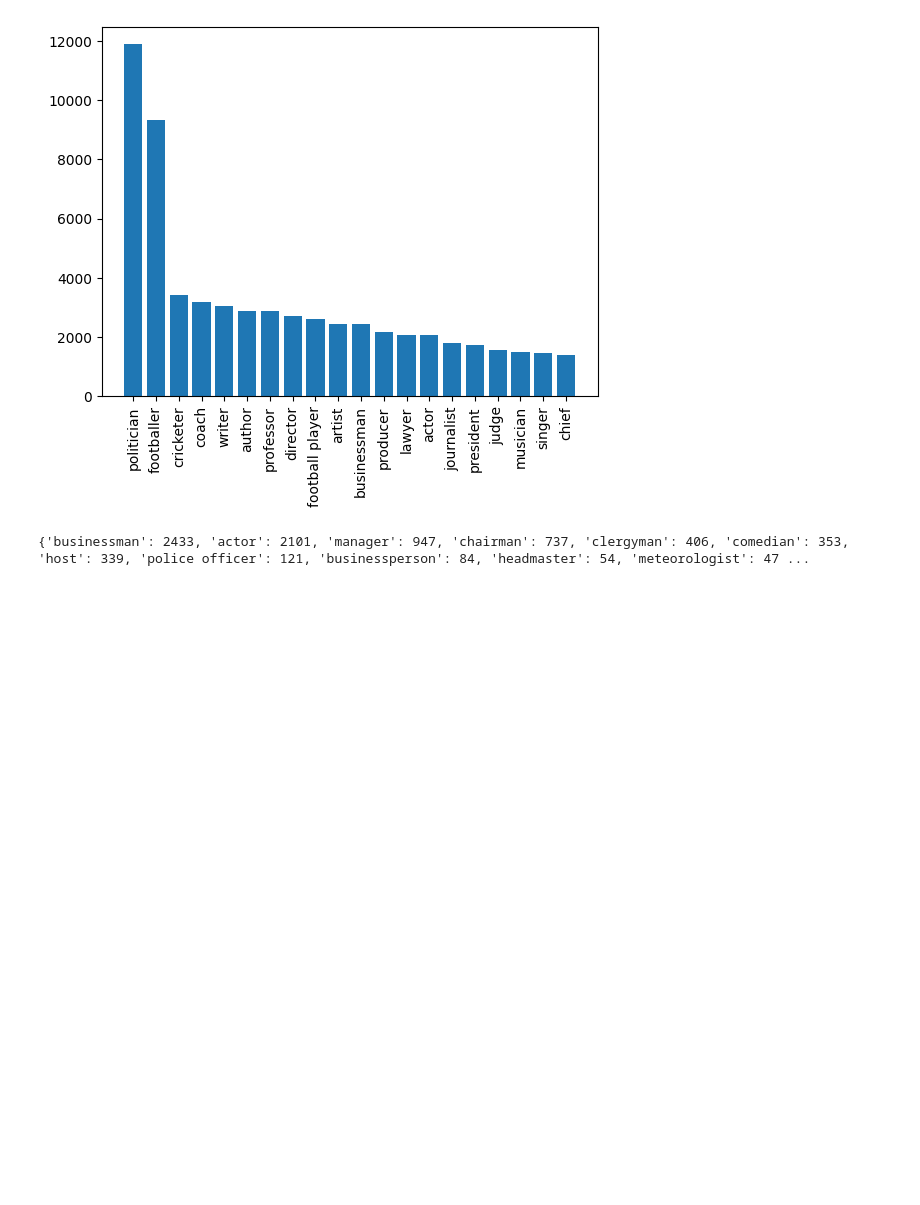
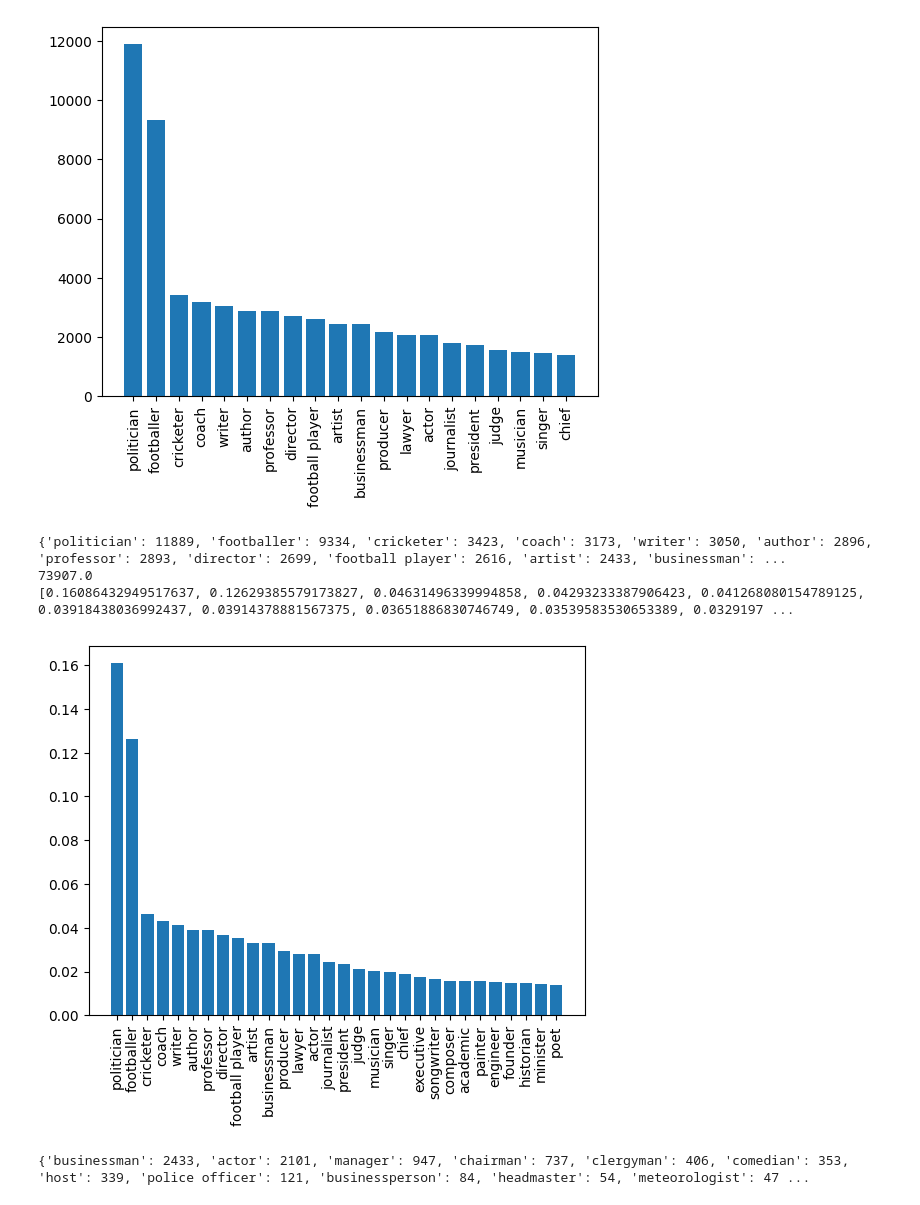
Before and after one commit to emmaccaulfield/masters_thesis, a Jupyter notebook: dictionary_lookup.ipynb, the cells around one changed output. Drawn from its saved outputs; the diff is of its cells as text; code cells hidden in the pictures; blank space fills up the shorter version.

```diff
--- a/dictionary_lookup.ipynb
+++ b/dictionary_lookup.ipynb
@@ -366,6 +380,14 @@ make_plot(overlapping_occ_counts_s1_male_all)
 # %% [output]
 {'politician': 11889, 'footballer': 9334, 'cricketer': 3423, 'coach': 3173, 'writer': 3050, 'author': 2896, 'professor': 2893, 'director': 2699, 'football player': 2616, 'artist': 2433, 'businessman': ...
 [figure]
+# %%
+# plot with percentages of occurences (out of all occ titles)
+make_plot(overlapping_occ_counts_s1_male_all)
+# %% [output]
+{'politician': 11889, 'footballer': 9334, 'cricketer': 3423, 'coach': 3173, 'writer': 3050, 'author': 2896, 'professor': 2893, 'director': 2699, 'football player': 2616, 'artist': 2433, 'businessman': ...
+73907.0
+[0.16086432949517637, 0.12629385579173827, 0.04631496339994858, 0.04293233387906423, 0.041268080154789125, 0.03918438036992437, 0.03914378881567375, 0.03651886830746749, 0.03539583530653389, 0.0329197 ...
+[figure, added]
 # %%
 make_plot(overlapping_occ_counts_s1_male)
 # %% [output]
```
Also changed, not shown: parts of 2 cells of this notebook.
